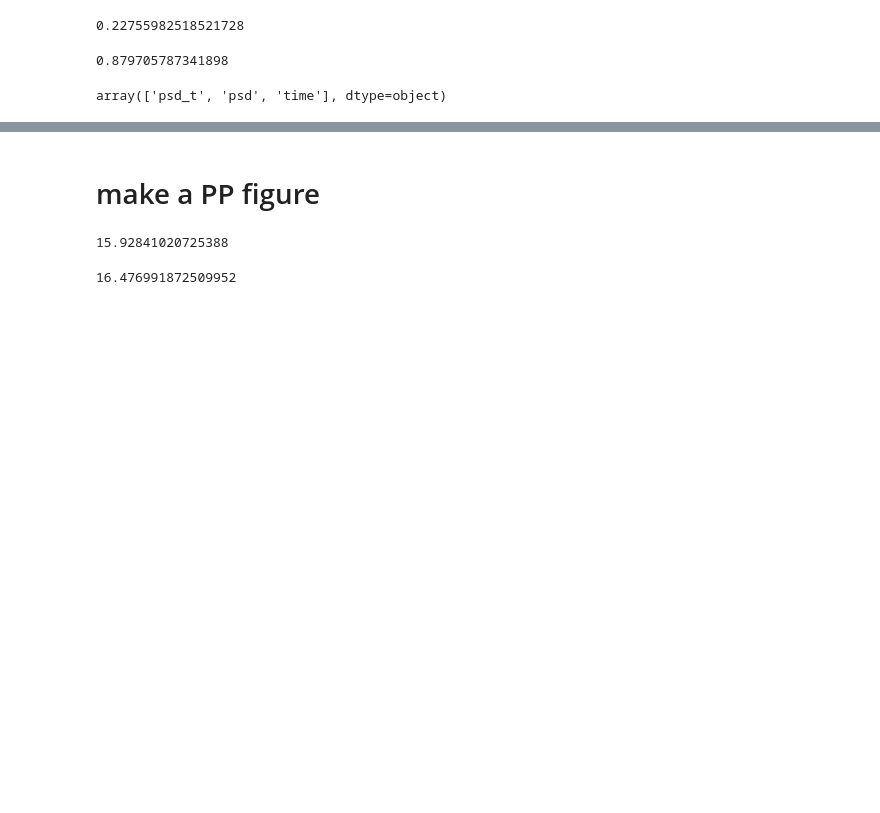
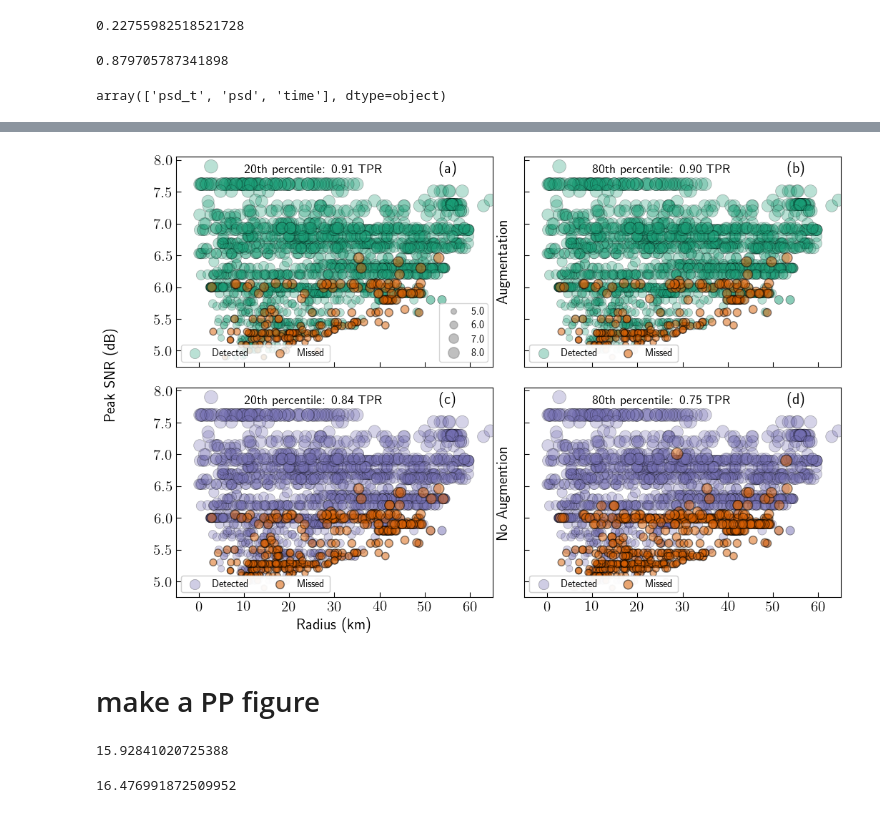
Before and after one commit to timdittmann/psuedosynth_gnss_velocities, a Jupyter notebook: notebooks/mkfigs/snr_augplot.ipynb, the cells around one changed output, grey strips where cells are left out. Saved outputs shown, nothing was run; the diff lists cells and outputs as text; code cells hidden in the pictures; blank space fills up the shorter version.

```diff
--- a/notebooks/mkfigs/snr_augplot.ipynb
+++ b/notebooks/mkfigs/snr_augplot.ipynb
@@ -162,3 +178,86 @@ plt.savefig('figs/augmentation_pp.png',dpi=200)
 # %%
-tmp
+df=df[df.features=='psd_t']
+#results_df=pd.DataFrame(results)
+#results_df=results_df[results_df[5]=='5']
+
+colors=['#1b9e77','#7570b3','#d95f02']#['#e41a1c','#377eb8','#4daf4a']
+#colors.reverse()
+#fig,ax=plt.subplots(2,2, figsize=(8,8),sharex=True, sharey=True)
+#power point
+fig,ax=plt.subplots(2,2, figsize=(12,8),sharex=True, sharey=True)
+
+fig_lab=['a','b','c','d']
+for i,(aug, color, title) in enumerate(zip([True,False],[colors[0],colors[1]],['Augmention','No Augmention'])):
+    for j,noise in enumerate([20,80]):
+        tmp=df[df.augment==aug]
+        tmp=tmp[df.noise_lev==noise]
+        #PLOT TP
+        tp=tmp[(tmp['marker']=='o')]
+        sizes=50*(tp['magnitude']-df['magnitude'].min())+30
+
+
+
+        #fig,ax=plt.subplots(figsize=(7,4))
+        #plt.grid(axis='y', color='grey', linestyle=':')
+        scatter=ax[i,j].scatter(x=tp['Rrup'], y=tp['magnitude'], s=sizes, alpha=.3, color=color, ec='black', linewidth=.5,label=' Detected')
+
+        fn=tmp[(tmp['marker']=='x')]
+        sizes=50*(fn['magnitude']-df['magnitude'].min())+30
+        ####
+        #sizes=150*(tmp[2]-tmp[2].min())+30
+        scatter=ax[i,j].scatter(x=fn['Rrup'], y=fn['magnitude'], s=sizes, alpha=.5, color=colors[2], ec='black', label=' Missed')
+        #ax.scatter(x=tmp[4], y=tmp[9], s=5, color='#d95f02', label='P wave')
+        #ax.scatter(x=tmp[4], y=tmp[9], s=5, color='#1b9e77', label='S wave')
+        #ax[i,j].set_xlabel('Rrup (km)')
+        #ax[i,j].set_ylabel('Peak SNR (dB)')
+
+        #ax[i,j].set_ylim([-50,220])
+        ax[i,j].set_xlim([-5,65])
+
+        tpr=len(tp)/(len(tp)+len(fn))
+        tpr="{:.2f}".format(tpr)
+        legend1=ax[i,j].legend(loc='lower left', ncol=2)
+        ax[i,j].add_artist(legend1)
+
+        trans = mtransforms.ScaledTranslation(10/72, -5/72, fig.dpi_scale_trans)
+        ax[i,j].text(.8, 1.0, '(%s)' %fig_lab[int(2*i+j)], transform=ax[i,j].transAxes + trans,
+            fontsize='medium', verticalalignment='top')
+
+
+        # Produce a legend for the ranking (colors). Even though there are 40 different
+        # rankings, we only want to show 5 of them in the legend.
+        #legend1 = ax.legend(*scatter.legend_elements(num=3),
+        #                   loc="upper left")
+        #ax.add_artist(legend1)
+
+        # Produce a legend for the price (sizes). Because we want to show the prices
+        # in dollars, we use the *func* argument to supply the inverse of the function
+        # used to calculate the sizes from above. The *fmt* ensures to show the price
+        # in dollars. Note how we target at 5 elements here, but obtain only 4 in the
+        # created legend due to the automatic round prices that are chosen for us.
+        ax[i,j].text(10,7.8,'%sth percentile: %s TPR' %(noise,tpr), fontsize=13)
+        #ax[i,j].text(0,190,tpr, fontsize=12)
+kw = dict(prop="sizes", num=4, color='grey', fmt=" {x:.1f}", \
+          func=lambda s: (s-30)/30 + df['magnitude'].min())
+legend2 = ax[0,0].legend(*scatter.legend_elements(**kw), \
+                    loc="lower right") #, title="Magnitude"
+
+
+
+#plt.savefig('time_of_detect3.png', dpi=500)
+#fig.text(0.5, 0.04, 'Radius (km)', ha='center')
+fig.text(0.04, 0.5, 'Peak SNR (dB)', va='center', rotation='vertical')
+ax[0,0].set_ylabel('Augmentation')
+ax[0,0].yaxis.set_label_position("right")
+ax[1,0].set_ylabel('No Augmention')
+ax[1,0].yaxis.set_label_position("right")
+ax[1,0].set_xlabel('Radius (km)')
+
+
+
+#fig.tight_layout()
+plt.subplots_adjust(wspace=.1, hspace=.1)
+
+#plt.show()
+#plt.savefig('figs/augmentation.png',dpi=300)
 # %% [output]
@@ -178,3 +264,4 @@ tmp
+[figure, added]
 # %% [markdown]
 # make a PP figure
 # %%
```
Also changed, not shown: parts of 3 cells of this notebook, 6 other files.
